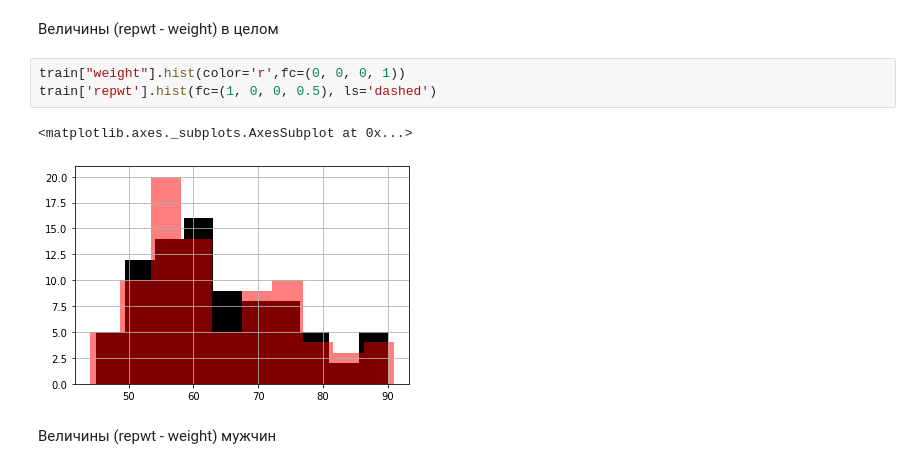
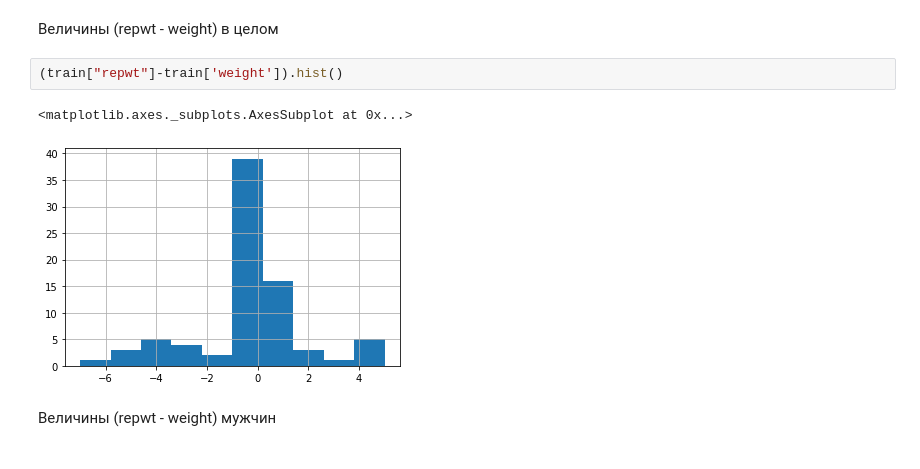
Before and after one commit to stasykrylova/LR_second, a Jupyter notebook: LR2_Beautiful.ipynb, the cells around one changed output. Saved outputs shown, nothing was run; the diff lists cells and outputs as text.

```diff
--- a/LR2_Beautiful.ipynb
+++ b/LR2_Beautiful.ipynb
@@ -181,10 +181,9 @@ train_woman["weight"].hist()
 # %% [markdown]
 Величины (repwt - weight) в целом
-# %%
-train["weight"].hist(color='r',fc=(0, 0, 0, 1))
-train['repwt'].hist(fc=(1, 0, 0, 0.5), ls='dashed')
-# %% [output]
-<matplotlib.axes._subplots.AxesSubplot at 0x...>
-[figure, removed]
+# %%
+(train["repwt"]-train['weight']).hist()
+# %% [output]
+<matplotlib.axes._subplots.AxesSubplot at 0x...>
+[figure, added]
 # %% [markdown]
 Величины (repwt - weight) мужчин
```
Also changed, not shown: parts of 33 cells of this notebook.
